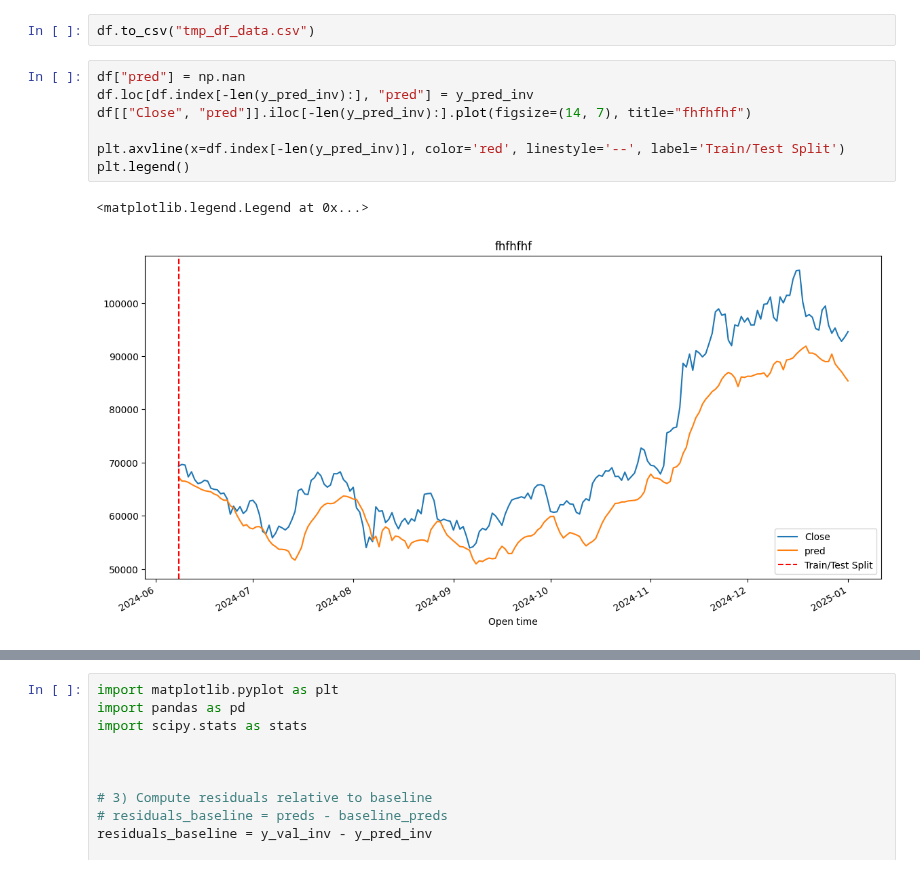
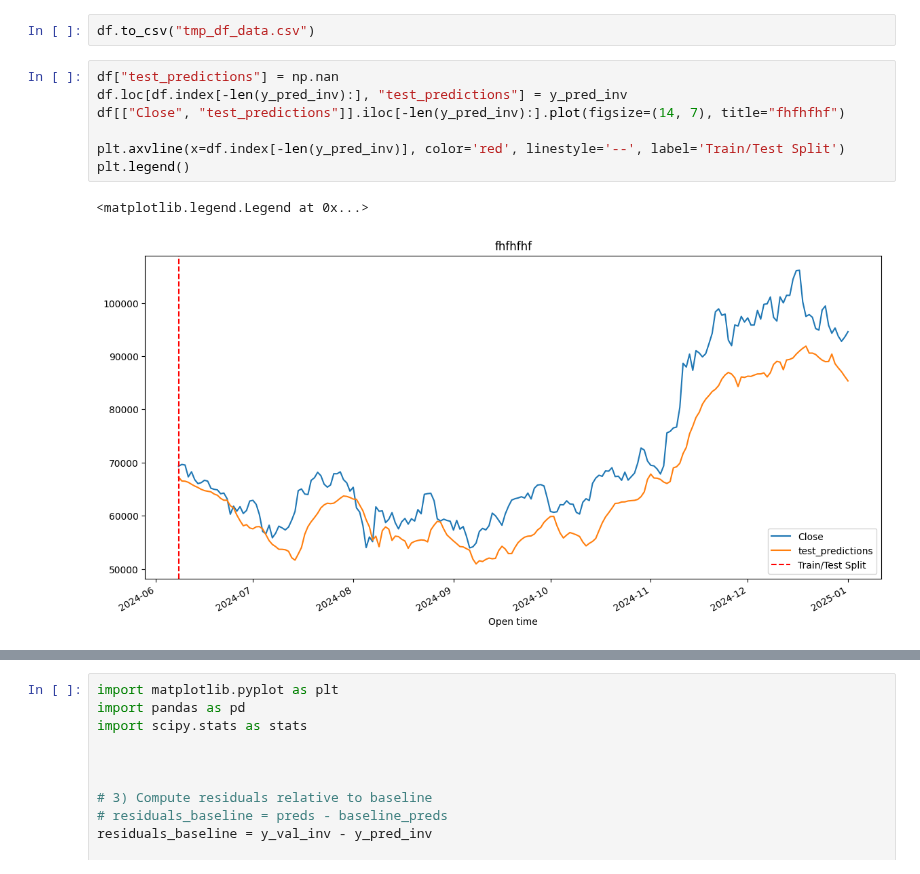
Before and after one commit to iancadev/crypto, a Jupyter notebook: folder-1/A-lstm__Optuna (BTC, close).ipynb, the cells around one changed output, grey strips where cells are left out. Saved outputs shown, nothing was run; the diff lists cells and outputs as text.

```diff
--- a/folder-1/A-lstm__Optuna (BTC, close).ipynb
+++ b/folder-1/A-lstm__Optuna (BTC, close).ipynb
@@ -398,12 +398,12 @@ MSE (Naive Model - Today's Close as Tomorrow's Close): 5325959558.4739
 # %%
 df.to_csv("tmp_df_data.csv")
 # %%
-df["pred"] = np.nan
-df.loc[df.index[-len(y_pred_inv):], "pred"] = y_pred_inv
-df[["Close", "pred"]].iloc[-len(y_pred_inv):].plot(figsize=(14, 7), title="fhfhfhf")
+df["test_predictions"] = np.nan
+df.loc[df.index[-len(y_pred_inv):], "test_predictions"] = y_pred_inv
+df[["Close", "test_predictions"]].iloc[-len(y_pred_inv):].plot(figsize=(14, 7), title="fhfhfhf")
 
 plt.axvline(x=df.index[-len(y_pred_inv)], color='red', linestyle='--', label='Train/Test Split')
 plt.legend()
 # %% [output]
 <matplotlib.legend.Legend at 0x...>
-[figure, old version]
+[figure, new version]
```
Also changed, not shown: parts of 2 cells of this notebook, 10 other files.
